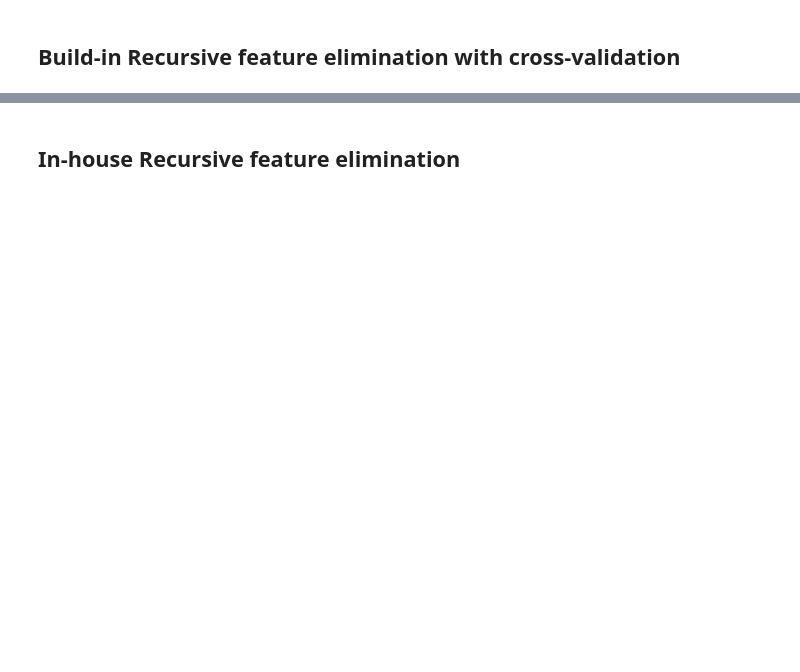
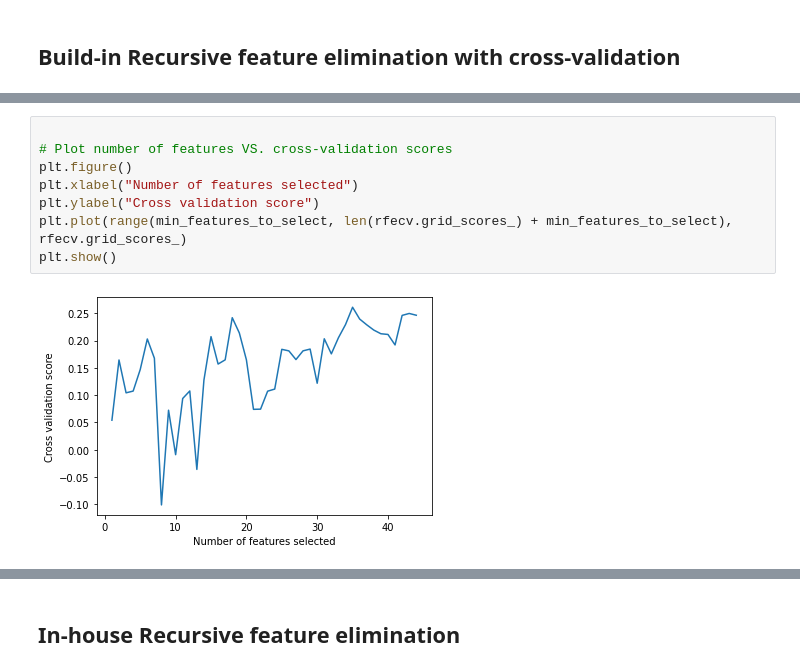
Before and after one commit to sheecegardezi/uncoverml, a Jupyter notebook: notebook/Feature Ranking.ipynb, the cells around one changed output, grey strips where cells are left out. Drawn from its saved outputs; the diff is of its cells as text; blank space fills up the shorter version.

```diff
--- a/notebook/Feature Ranking.ipynb
+++ b/notebook/Feature Ranking.ipynb
@@ -100,3 +78,13 @@ Optimal number of features : 26
+# %%
+
+# Plot number of features VS. cross-validation scores
+plt.figure()
+plt.xlabel("Number of features selected")
+plt.ylabel("Cross validation score")
+plt.plot(range(min_features_to_select, len(rfecv.grid_scores_) + min_features_to_select), rfecv.grid_scores_)
+plt.show()
+# %% [output]
+[figure, added]
 # %%
 rfecv.support_
 # %% [output]
```
Also changed, not shown: parts of 18 cells of this notebook, 6 other files.
